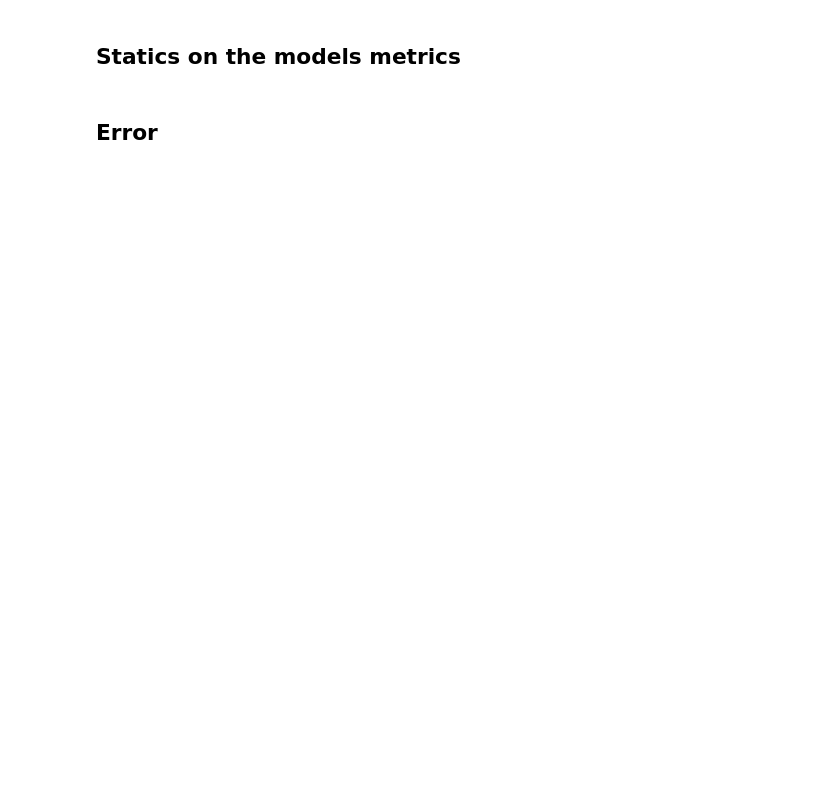
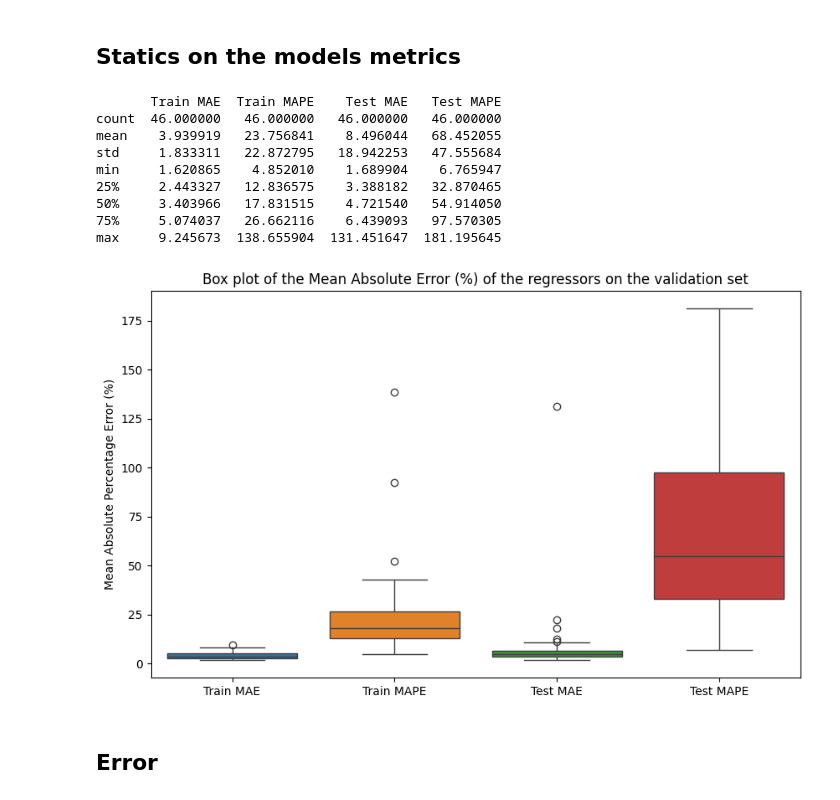
Before and after one commit to maximecharriere/TM_PV_ADC, a Jupyter notebook: 00_Scripts/SolarClique_implementation.ipynb, the cells around one changed output. Drawn from its saved outputs; the diff is of its cells as text; code cells hidden in the pictures; blank space fills up the shorter version.

```diff
--- a/00_Scripts/SolarClique_implementation.ipynb
+++ b/00_Scripts/SolarClique_implementation.ipynb
@@ -372,0 +417,3 @@ systemsName_Target = systemsName_Valid.copy()
+# %%
+for systemName in systemsData_MeasuredDailyEnergy_train.loc[:,systemsData_MeasuredDailyEnergy_train.notnull().sum()<minTrainingDays].columns:
+    remove_system(systemName, f"System {systemName} : Not enough days for training (min {minTrainingDays} days required)")
@@ -620,8 +681,8 @@ systemsData_MeasuredDailyEnergy_train_outliers = systemsData_MeasuredDailyEnergy
 systemsData_MeasuredDailyEnergy_train = systemsData_MeasuredDailyEnergy_train[inliers]
 
 # remove the systems that have less than 7 days
-for systemName in systemsData_MeasuredDailyEnergy_train.loc[:, systemsData_MeasuredDailyEnergy_train.count() < minMeasurements].columns:
-    remove_system(systemName, f"System {systemName} : The system has less than {minMeasurements} days of data. This system is removed from the list of systems to be processed.")
+for systemName in systemsData_MeasuredDailyEnergy_train.loc[:, systemsData_MeasuredDailyEnergy_train.count() < minTrainingDays].columns:
+    remove_system(systemName, f"System {systemName} : The system has less than {minTrainingDays} days of data. This system is removed from the list of systems to be processed.")
 # %% [markdown]
 ### Relative production
 
@@ -1139,7 +1200,8 @@ if useCached and os.path.exists(cacheFilename_regressorsMetrics_train):
     regressorsMetrics = pd.read_csv(cacheFilename_regressorsMetrics_train, index_col=0).squeeze()
 else:
 
-    regressorsMetrics_train = pd.Series(index=systemsName_Target, name='MAE')
+    regressorsMetrics_mae_train = pd.Series(index=systemsName_Target, name='Train MAE')
+    regressorsMetrics_mape_train = pd.Series(index=systemsName_Target, name='Train MAPE')
 
     for targetName in systemsName_Target:
 
@@ -1147,11 +1209,12 @@ else:
 
         rf_regressor = rf_regressors[targetName]
 
-        regressorsMetrics_train.loc[targetName] = mean_absolute_percentage_error_epsilon(y, rf_regressor.oob_prediction_, epsilon=0.01)
+        regressorsMetrics_mae_train.loc[targetName] = mean_absolute_error(y, rf_regressor.oob_prediction_)
+        regressorsMetrics_mape_train.loc[targetName] = mean_absolute_percentage_error_epsilon(y, rf_regressor.oob_prediction_, epsilon=0.01)
 
     # save the metrics
 
-    regressorsMetrics_train.to_csv(cacheFilename_regressorsMetrics_train)
+    regressorsMetrics_mae_train.to_csv(cacheFilename_regressorsMetrics_train)
 # %% [markdown]
 ### Compute feature importance
 # %%
@@ -1291,7 +1356,8 @@ systemsData_RelativeMeasuredDailyEnergy_val = systemsData_MeasuredDailyEnergy_va
 systemsData_RelativeExpectedDailyEnergy_val_mean_List = []
 systemsData_RelativeExpectedDailyEnergy_val_std_List = []
 
-regressorsMetrics_val = pd.Series(index=systemsName_Target, name='MAE')
+regressorsMetrics_mae_val = pd.Series(index=systemsName_Target, name='Test MAE')
+regressorsMetrics_mape_val = pd.Series(index=systemsName_Target, name='Test MAPE')
 
 for targetName in tqdm(systemsName_Target):
     X_val, y_val = get_system_data(targetName, set='val', relative=True)
@@ -1318,7 +1384,8 @@ for targetName in tqdm(systemsName_Target):
     systemsData_RelativeExpectedDailyEnergy_val_std_List.append(y_std)
 
     # metrics
-    regressorsMetrics_val.loc[targetName] = mean_absolute_error(y_val, y_mean)
+    regressorsMetrics_mae_val.loc[targetName] = mean_absolute_error(y_val, y_mean)
+    regressorsMetrics_mape_val.loc[targetName] = mean_absolute_percentage_error_epsilon(y_val, y_mean, epsilon=0.01)
 
 
 systemsData_RelativeExpectedDailyEnergy_val_mean = pd.concat(systemsData_RelativeExpectedDailyEnergy_val_mean_List, axis=1)
@@ -1336,11 +1423,23 @@ systemsData_ExpectedDailyEnergy_val_std = systemsData_RelativeExpectedDailyEnerg
 ## Statics on the models metrics
 # %%
 # Do statistics about the series regressorsMetrics_train
-print((regressorsMetrics_train * 100).describe())
+metrics = pd.concat([regressorsMetrics_mae_train, regressorsMetrics_mape_train, regressorsMetrics_mae_val, regressorsMetrics_mape_val], axis=1)
+print((metrics*100).describe())
 
 # box plot of the metrics
 plt.figure(figsize=(10, 6))
-sns.boxplot(data=regressorsMetrics_train * 100)
-plt.ylabel('Mean Absolute Error (%)')
+sns.boxplot(data=metrics * 100)
+plt.ylabel('Mean Absolute Percentage Error (%)')
 plt.title('Box plot of the Mean Absolute Error (%) of the regressors on the validation set')
 plt.show()
+# %% [output]
+       Train MAE  Train MAPE    Test MAE   Test MAPE
+count  46.000000   46.000000   46.000000   46.000000
+mean    3.939919   23.756841    8.496044   68.452055
+std     1.833311   22.872795   18.942253   47.555684
+min     1.620865    4.852010    1.689904    6.765947
+25%     2.443327   12.836575    3.388182   32.870465
+50%     3.403966   17.831515    4.721540   54.914050
+75%     5.074037   26.662116    6.439093   97.570305
+max     9.245673  138.655904  131.451647  181.195645
+[figure, added]
```
Also changed, not shown: parts of 18 cells of this notebook.
